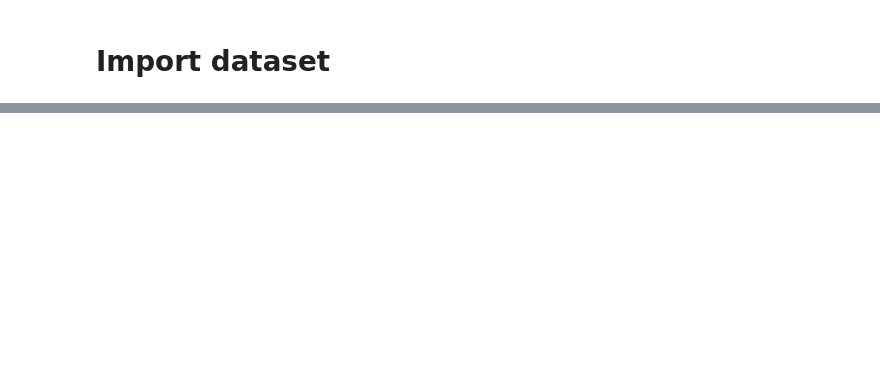
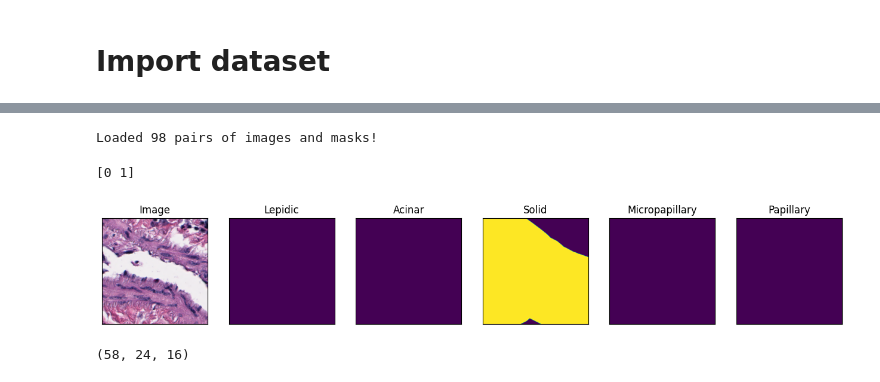
Before and after one commit to Naxocist/AILCAP, a Jupyter notebook: main/main_model.ipynb, the cells around one changed output, grey strips where cells are left out. Saved outputs shown, nothing was run; the diff lists cells and outputs as text; code cells hidden in the pictures; blank space fills up the shorter version.

Commit message:
Apply pytorch models

```diff
--- a/main/main_model.ipynb
+++ b/main/main_model.ipynb
@@ -94,6 +40,0 @@ for i in range(N):
-# %%
-r = randint(0, len(images) - 1)
-
-visualize(image=images[r], lepidic=masks[r][0], acinar=masks[r][1], micropapillary=masks[r][2])
-
-print(np.unique(masks[r]))
@@ -333,12 +40,0 @@ Downloading: "https://download.pytorch.org/models/resnet34-333f7ec4.pth" to C:\U
-# %%
-from segmentation_models_pytorch.encoders import get_preprocessing_fn
-
-preprocess_input = get_preprocessing_fn('resnet18', pretrained='imagenet')
-
-for images, gt_masks in dataloader:
-
-    predicted_mask = model(image)
-    loss = loss_fn(predicted_mask, gt_masks)
-
-    loss.backward()
-    optimizer.step()
@@ -402,0 +118,32 @@ print("Mean IoU =", IOU_keras.result().numpy())
+# %%
+export_uri = r'D:\OneDrive-CMU\Desktop_Dell\QuPath\export'
+dataset = Dataset(
+    os.path.join(export_uri, 'images'),
+    os.path.join(export_uri, 'masks'),
+    classes=['lepidic', 'acinar', 'micropapillary', 'papillary', 'solid'],
+    # preprocessing=preprocessing_fn
+    )
+
+print(f"Loaded {len(dataset)} pairs of images and masks!")
+# %% [output]
+Loaded 98 pairs of images and masks!
+# %%
+# Sanity check
+image, masks = dataset[randint(0, len(dataset)-1)]
+
+print(np.unique(masks))
+
+image_swapaxes = image.swapaxes(0, 1)
+image_swapaxes = image_swapaxes.swapaxes(1, 2)
+
+visualize(
+    image=image_swapaxes,
+    lepidic=masks[0],
+    acinar=masks[1],
+    solid=masks[2],
+    micropapillary=masks[3],
+    papillary=masks[4]
+)
+# %% [output]
+[0 1]
+[figure, added]
@@ -402,0 +159,4 @@ print("Mean IoU =", IOU_keras.result().numpy())
+# %%
+len(train_dataset), len(val_dataset), len(test_dataset)
+# %% [output]
+(58, 24, 16)
```
Also changed, not shown: parts of 37 cells of this notebook, 14 other files.
